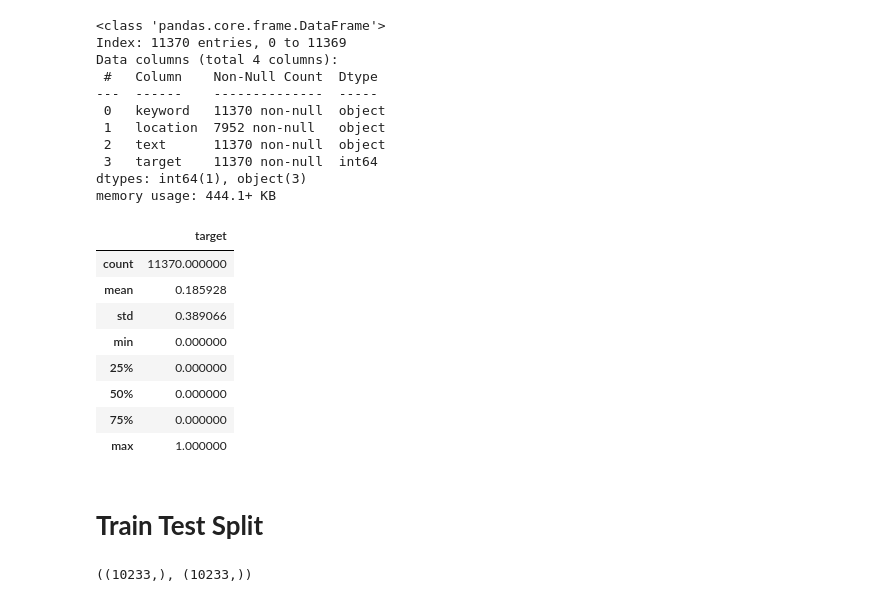
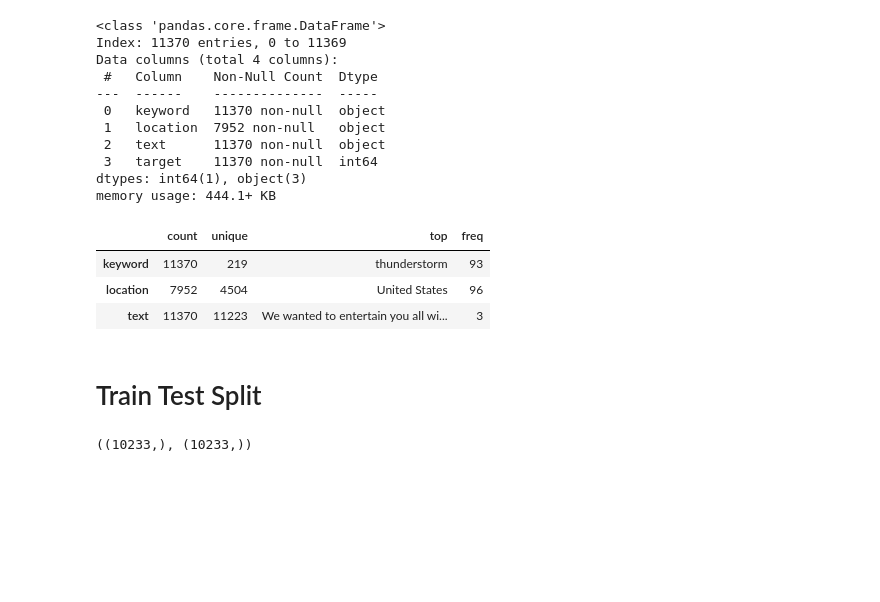
Before and after one commit to ayaramis/Kaggle, a Jupyter notebook: disaster-rnn.ipynb, the cells around one changed output. Saved outputs shown, nothing was run; the diff lists cells and outputs as text; code cells hidden in the pictures; blank space fills up the shorter version.

```diff
--- a/disaster-rnn.ipynb
+++ b/disaster-rnn.ipynb
@@ -66,19 +68,14 @@ Data columns (total 4 columns):
 dtypes: int64(1), object(3)
 memory usage: 444.1+ KB
 # %%
-data.describe()
+data.describe(include = object).T
 # %% [output]
-|  | target |
-| count | 11370.000000 |
-| mean | 0.185928 |
-| std | 0.389066 |
-| min | 0.000000 |
-| 25% | 0.000000 |
-| 50% | 0.000000 |
-| 75% | 0.000000 |
-| max | 1.000000 |
+|  | count | unique | top | freq |
+| keyword | 11370 | 219 | thunderstorm | 93 |
+| location | 7952 | 4504 | United States | 96 |
+| text | 11370 | 11223 | We wanted to entertain you all wi... | 3 |
 # %% [markdown]
-# **Train Test Split**
+# Train Test Split
 # %%
 # split the data into 90% training and 10% testing
 X_train, X_test, y_train, y_test = train_test_split(data_shuffled["text"].to_numpy(),
```
Also changed, not shown: parts of 15 cells of this notebook.
